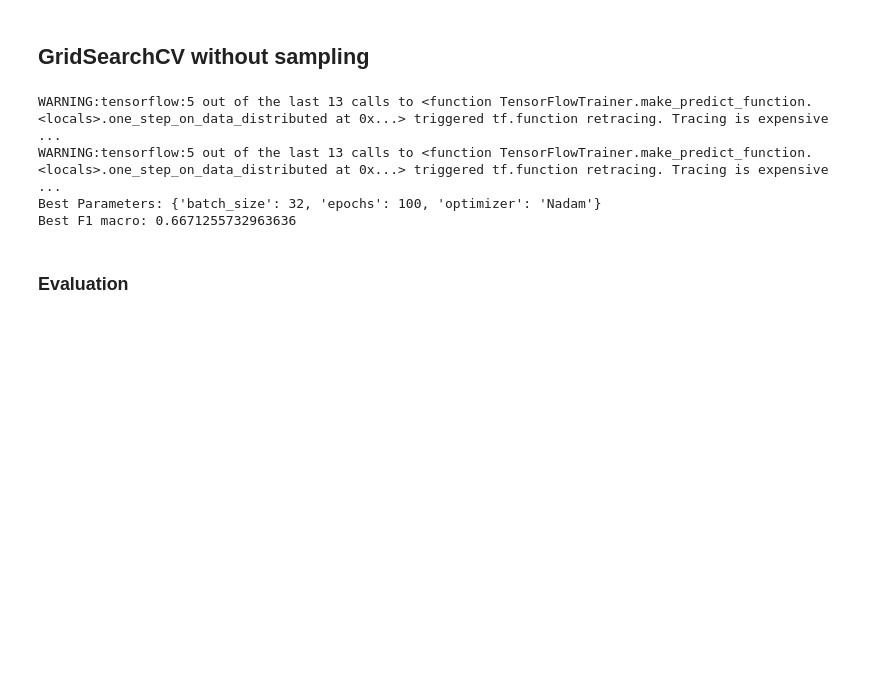
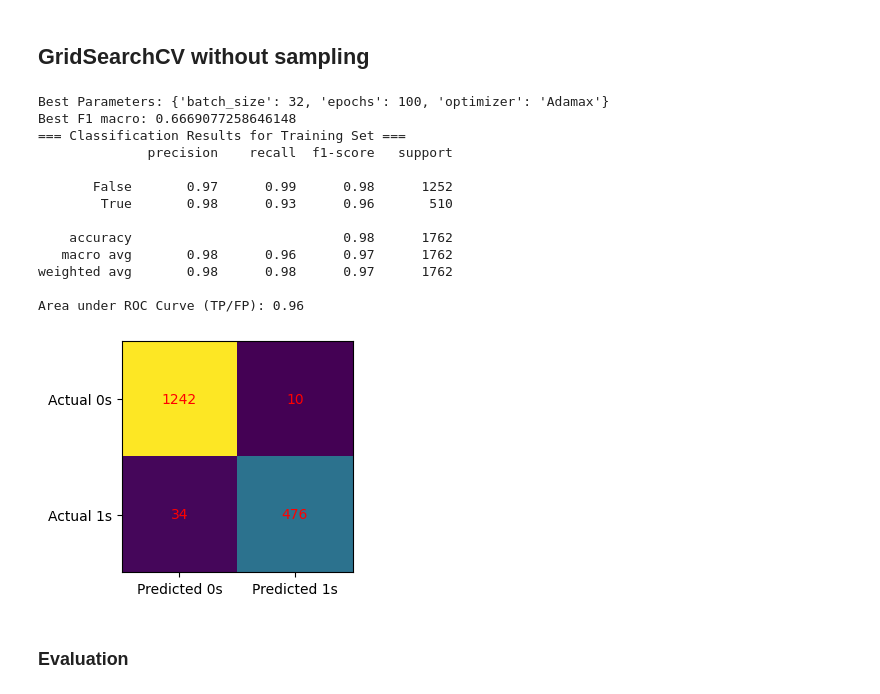
Before and after one commit to naozitios/movie_recommender, a Jupyter notebook: neural_nets.ipynb, the cells around one changed output. Cells and saved outputs as stored; diff of their text form; code cells hidden in the pictures; blank space fills up the shorter version.

```diff
--- a/neural_nets.ipynb
+++ b/neural_nets.ipynb
@@ -141,11 +142,13 @@ def get_top_1pc_freq_dummies(oneDs_selected_dummies: pd.DataFrame, cols: list, p
         num_cats = len(value_counts)
         match col:
             case "production_countries_name":
-                value_counts['count_cumulative_pc'] = (value_counts["count"].cumsum() / value_counts["count"].sum()) * 100
-                values_to_remove = value_counts[value_counts["count_cumulative_pc"] > 90][col]
+                # value_counts['count_cumulative_pc'] = (value_counts["count"].cumsum() / value_counts["count"].sum()) * 100
+                # values_to_remove = value_counts[value_counts["count_cumulative_pc"] > 90][col]
+                values_to_remove = value_counts.iloc[int(len(value_counts) * 0.2):, :][col]
             case "spoken_languages_name":
-                value_counts['count_cumulative_pc'] = (value_counts["count"].cumsum() / value_counts["count"].sum()) * 100
-                values_to_remove = value_counts[value_counts["count_cumulative_pc"] > 90][col]
+                # value_counts['count_cumulative_pc'] = (value_counts["count"].cumsum() / value_counts["count"].sum()) * 100
+                # values_to_remove = value_counts[value_counts["count_cumulative_pc"] > 90][col]
+                values_to_remove = value_counts.iloc[int(len(value_counts) * 0.2):, :][col]
             case "production_companies_name":
                 values_to_remove = value_counts[int(num_cats * 0.01):][col]
             case "keywords_id":
@@ -190,3 +193,4 @@ OHE.columns = prefixed_strings
 oneDs_selected_dummies = pd.concat([oneDs_selected_dummies.reset_index(drop=True), OHE], axis=1)
 
 oneDs_selected_dummies = oneDs_selected_dummies.drop(columns=["genre_name"])
+print(oneDs_selected_dummies.shape)
@@ -201,8 +216,8 @@ y = oneDs_selected_dummies["likeMovie"]
 X_train, X_test, y_train, y_test = train_test_split(X, y, test_size = 0.2, random_state=42, stratify=y)
 
 scaler = StandardScaler()
-X_train_scaled = scaler.fit_transform(X_train)
-X_test_scaled = scaler.transform(X_test)
+X_train_scaled = pd.DataFrame(scaler.fit_transform(X_train), columns=X_train.columns, index=X_train.index)
+X_test_scaled = pd.DataFrame(scaler.transform(X_test), columns=X_test.columns, index=X_test.index)
 # %%
 num_features = X_train_scaled.shape[1]
 print(f"num of features = {num_features}")
@@ -229,36 +256,64 @@ warnings.filterwarnings("ignore")
 # Define a function to create the neural network model
 def create_model():
     model = keras.Sequential([
         keras.Input((num_features,)),
         layers.Dense(64, activation="relu"),
         layers.Dense(1, activation='sigmoid')
     ])
     # model.compile(optimizer="adam", loss='binary_crossentropy', metrics=['F1Score'])
     return model
 
 # Create a KerasClassifier based on the create_model function
 model = KerasClassifier(build_fn=create_model, loss="binary_crossentropy", verbose=0, random_state=42)
 
 param_grid = {
     'optimizer': ['SGD', 'RMSprop', 'Adagrad', 'Adadelta', 'Adam', 'Adamax', 'Nadam'],
     'epochs': [25, 50, 75, 100],
     'batch_size': [32, 64]
 }
 
 grid_search = GridSearchCV(estimator=model, param_grid=param_grid, cv=5, scoring='f1_macro')
 grid_search.fit(X_train_scaled, y_train)
 
 # Get the best model and its hyperparameters
 best_model = grid_search.best_estimator_
 best_params = grid_search.best_params_
 
 # Print the best parameters and best cross-validation score
 print('Best Parameters:', best_params)
 print('Best F1 macro:', grid_search.best_score_)
+
+
+###################################### Get confusion matrix of training results ######################################
+y_train_pred = np.round(best_model.predict(X_train_scaled))
+
+# Calculate classification metrics
+accuracy = accuracy_score(y_train, y_train_pred)
+f1_macro = f1_score(y_train, y_train_pred, average='macro')
+roc_auc = roc_auc_score(y_train, y_train_pred)
+
+print("=== Classification Results for Training Set ===")
+# print(f"Accuracy: {accuracy:.2f}")
+# print(f"F1 Score (Macro): {f1_macro:.2f}")
+print(classification_report(y_train, y_train_pred))
+print(f"Area under ROC Curve (TP/FP): {roc_auc:.2f}")
+
+cm = confusion_matrix(y_train, y_train_pred)
+confusion_matrix_plot(cm)
 # %% [output]
-WARNING:tensorflow:5 out of the last 13 calls to <function TensorFlowTrainer.make_predict_function.<locals>.one_step_on_data_distributed at 0x...> triggered tf.function retracing. Tracing is expensive ...
-WARNING:tensorflow:5 out of the last 13 calls to <function TensorFlowTrainer.make_predict_function.<locals>.one_step_on_data_distributed at 0x...> triggered tf.function retracing. Tracing is expensive ...
-Best Parameters: {'batch_size': 32, 'epochs': 100, 'optimizer': 'Nadam'}
-Best F1 macro: 0.6671255732963636
+Best Parameters: {'batch_size': 32, 'epochs': 100, 'optimizer': 'Adamax'}
+Best F1 macro: 0.6669077258646148
+=== Classification Results for Training Set ===
+              precision    recall  f1-score   support
+
+       False       0.97      0.99      0.98      1252
+        True       0.98      0.93      0.96       510
+
+    accuracy                           0.98      1762
+   macro avg       0.98      0.96      0.97      1762
+weighted avg       0.98      0.98      0.97      1762
+
+Area under ROC Curve (TP/FP): 0.96
+[figure, added]
 # %% [markdown]
 ### Evaluation
```
Also changed, not shown: parts of 13 cells of this notebook.
